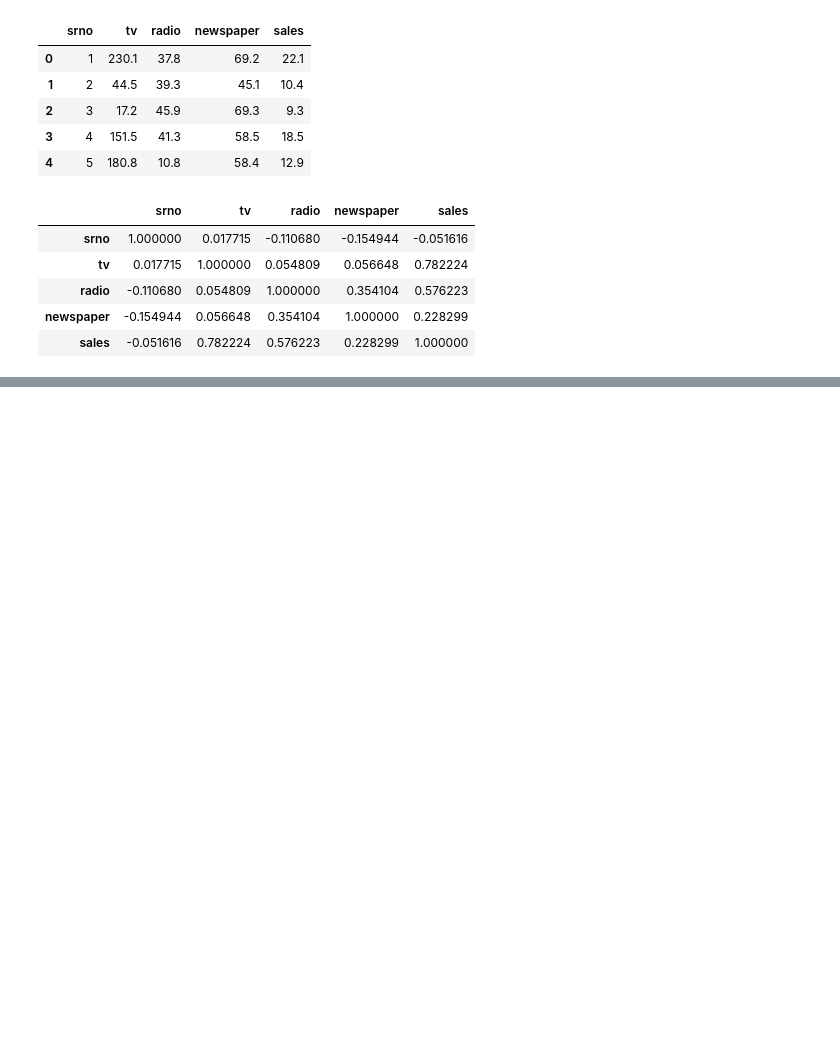
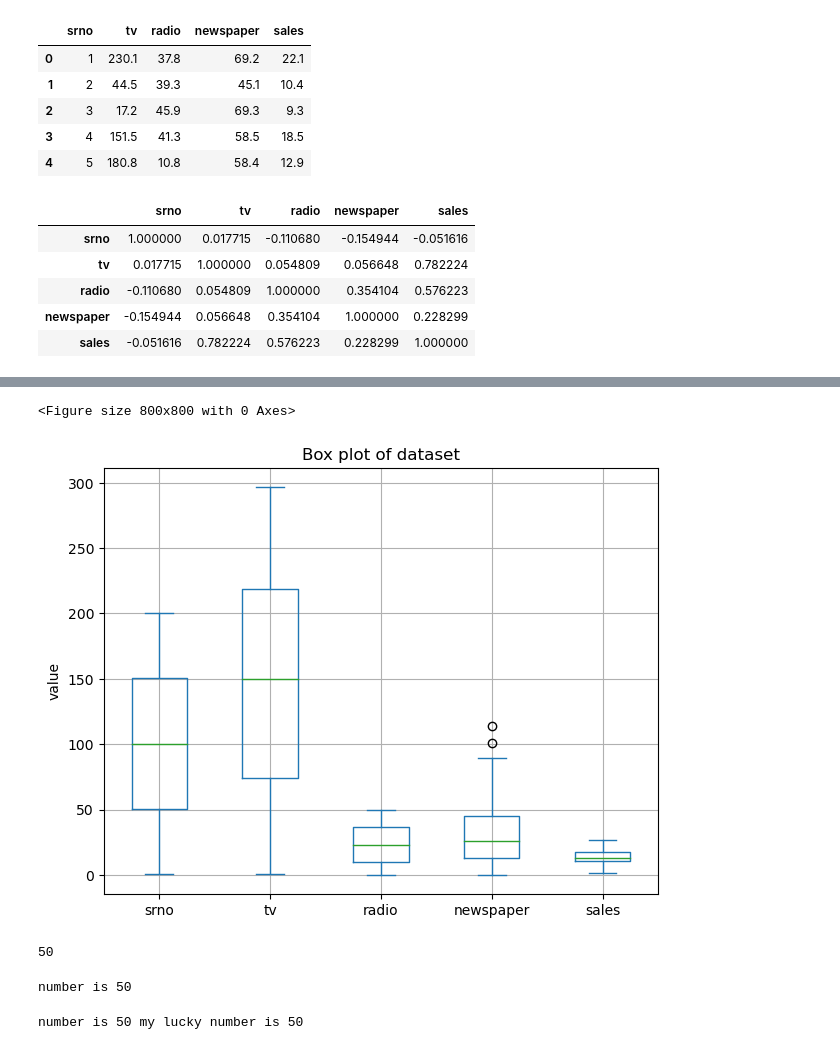
Before and after one commit to nirajjadav/LinearrReg, a Jupyter notebook: case study first.ipynb, the cells around one changed output, grey strips where cells are left out. Saved outputs shown, nothing was run; the diff lists cells and outputs as text; code cells hidden in the pictures; blank space fills up the shorter version.

```diff
--- a/case study first.ipynb
+++ b/case study first.ipynb
@@ -120,0 +110,24 @@ datatv.v.plot(kind="bar")
+# %%
+plt.figure(figsize=(8,8))
+data.plot(kind="box")
+plt.ylabel("value")
+plt.tight_layout()
+plt.title(f"Box plot of dataset")
+plt.grid()
+plt.show()
+# %% [output]
+<Figure size 800x800 with 0 Axes>
+[figure, added]
+# %%
+num=50
+print(num)
+# %% [output]
+50
+# %%
+print("number is",num)
+# %% [output]
+number is 50
+# %%
+print(f"number is {num} my lucky number is {num}")
+# %% [output]
+number is 50 my lucky number is 50
```
Also changed, not shown: parts of 35 cells of this notebook.
